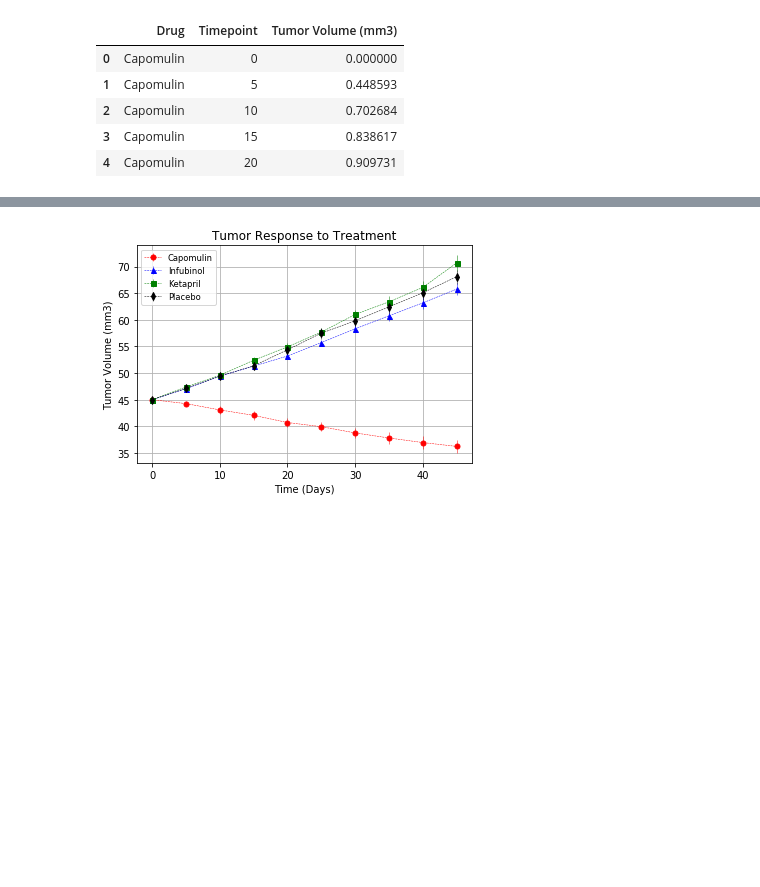
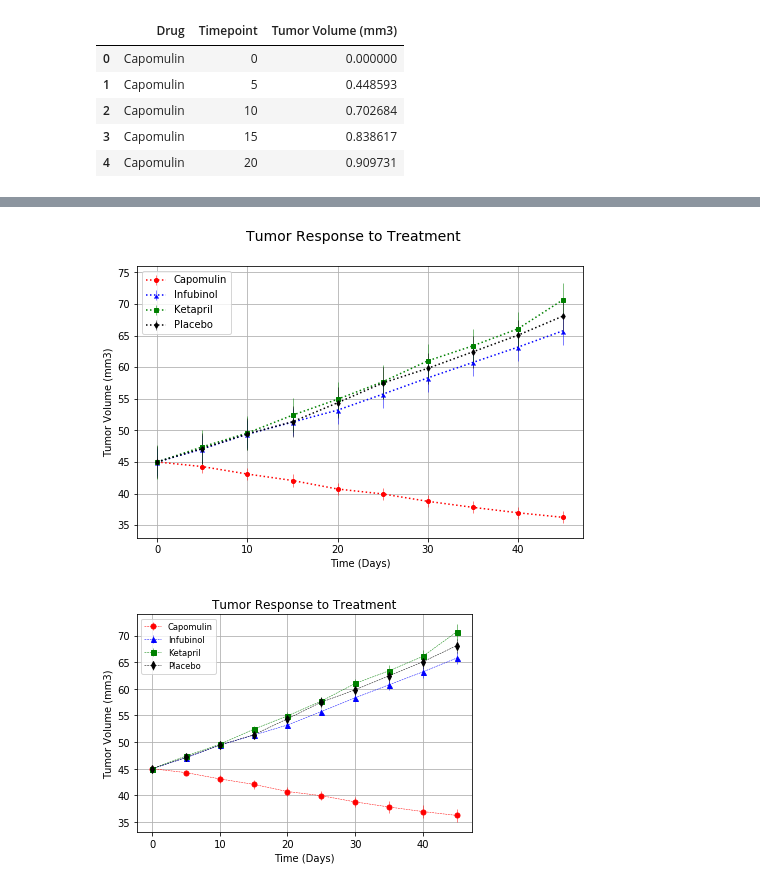
Before and after one commit to MarcoASB/Bootcamp, a Jupyter notebook: HW5/pymaceuticals_starter.ipynb, the cells around one changed output, grey strips where cells are left out. Drawn from its saved outputs; the diff is of its cells as text; code cells hidden in the pictures; blank space fills up the shorter version.

```diff
--- a/HW5/pymaceuticals_starter.ipynb
+++ b/HW5/pymaceuticals_starter.ipynb
@@ -134,3 +126,32 @@ plt.show()
+# %%
+#Generate the Plot (with Error Bars)
+plot_df=minor_pivot.reset_index()
+plot_name = 'minor_plot'
+plot_title='Tumor Response to Treatment'
+plot_xlabel='Time (Days)'
+plot_ylabel='Tumor Volume (mm3)'
+plot_ylim=[33,76]
+dics = []
+plot_x = plot_df['Timepoint']
+plot_columns = ['Capomulin','Infubinol','Ketapril','Placebo']
+plot_colors = ['red', 'blue', 'green', 'black']
+plot_markers= ['o',6,'s','d']
+plot_error = [plot_df[plot_columns[i]].sem() for i in range(4)]
+
+fig, plot_name = plt.subplots(figsize=(8,5))
+fig.suptitle(plot_title, fontsize='14')
+for i,drug in enumerate(plot_columns):
+        plot_name.errorbar(plot_x, plot_df[drug], yerr=plot_error[i], fmt='.', color=plot_colors[i], marker=plot_markers[i], linestyle=':', ms='4', elinewidth=0.5)
+
+plot_name.grid()
+plot_name.set_xlabel(plot_xlabel)
+plot_name.set_ylabel(plot_ylabel)
+plot_name.set_ylim(plot_ylim)
+plot_name.legend(loc='best')
+
+plt.show()
+# %% [output]
+[figure, added]
 # %%
 # %% [output]
 [figure]
```
Also changed, not shown: parts of 1 cell of this notebook.
